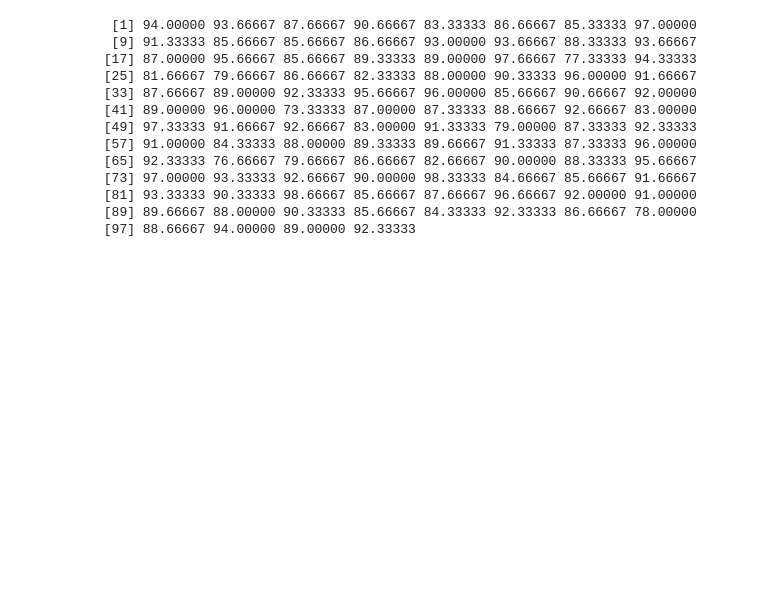
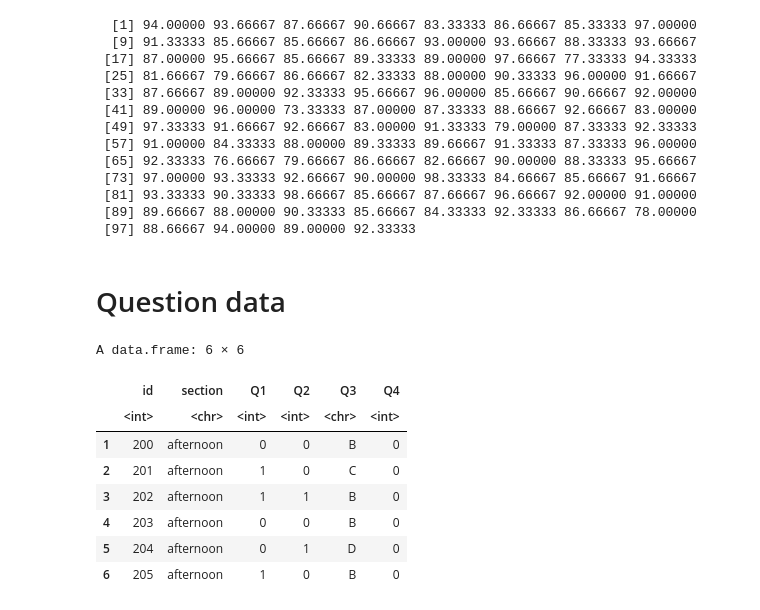
Before and after one commit to gphaser/Python-Intro, a Jupyter notebook: R version.ipynb, the cells around one changed output. Saved outputs shown, nothing was run; the diff lists cells and outputs as text; code cells hidden in the pictures; blank space fills up the shorter version.

```diff
--- a/R version.ipynb
+++ b/R version.ipynb
@@ -244,3 +244,5 @@ exam_data %>%
  [81] 93.33333 90.33333 98.66667 85.66667 87.66667 96.66667 92.00000 91.00000
  [89] 89.66667 88.00000 90.33333 85.66667 84.33333 92.33333 86.66667 78.00000
  [97] 88.66667 94.00000 89.00000 92.33333
+# %% [markdown]
+# Question data
@@ -246,0 +252,12 @@ exam_data %>%
+# %%
+head(a_data)
+# %% [output]
+A data.frame: 6 × 6
+|  | id | section | Q1 | Q2 | Q3 | Q4 |
+|  | <int> | <chr> | <int> | <int> | <chr> | <int> |
+| 1 | 200 | afternoon | 0 | 0 | B | 0 |
+| 2 | 201 | afternoon | 1 | 0 | C | 0 |
+| 3 | 202 | afternoon | 1 | 1 | B | 0 |
+| 4 | 203 | afternoon | 0 | 0 | B | 0 |
+| 5 | 204 | afternoon | 0 | 1 | D | 0 |
+| 6 | 205 | afternoon | 1 | 0 | B | 0 |
```
Also changed, not shown: parts of 2 cells of this notebook, 2 other files.
